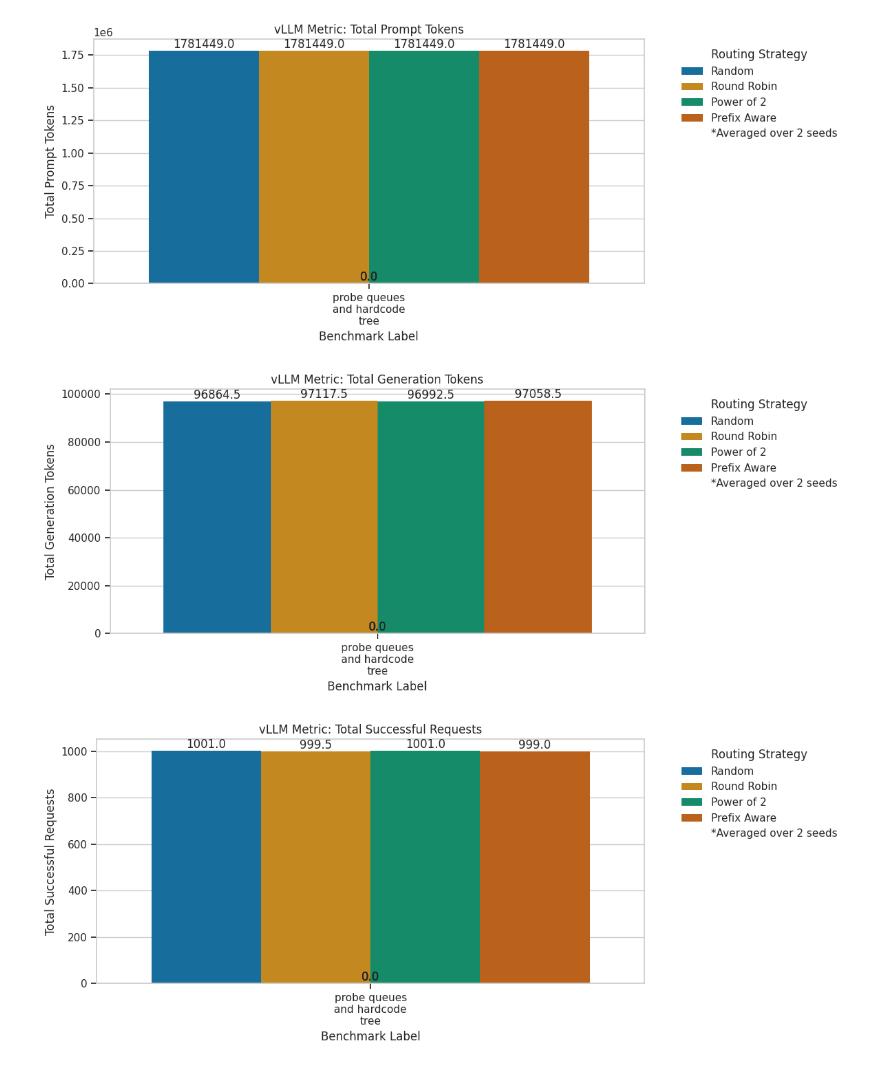
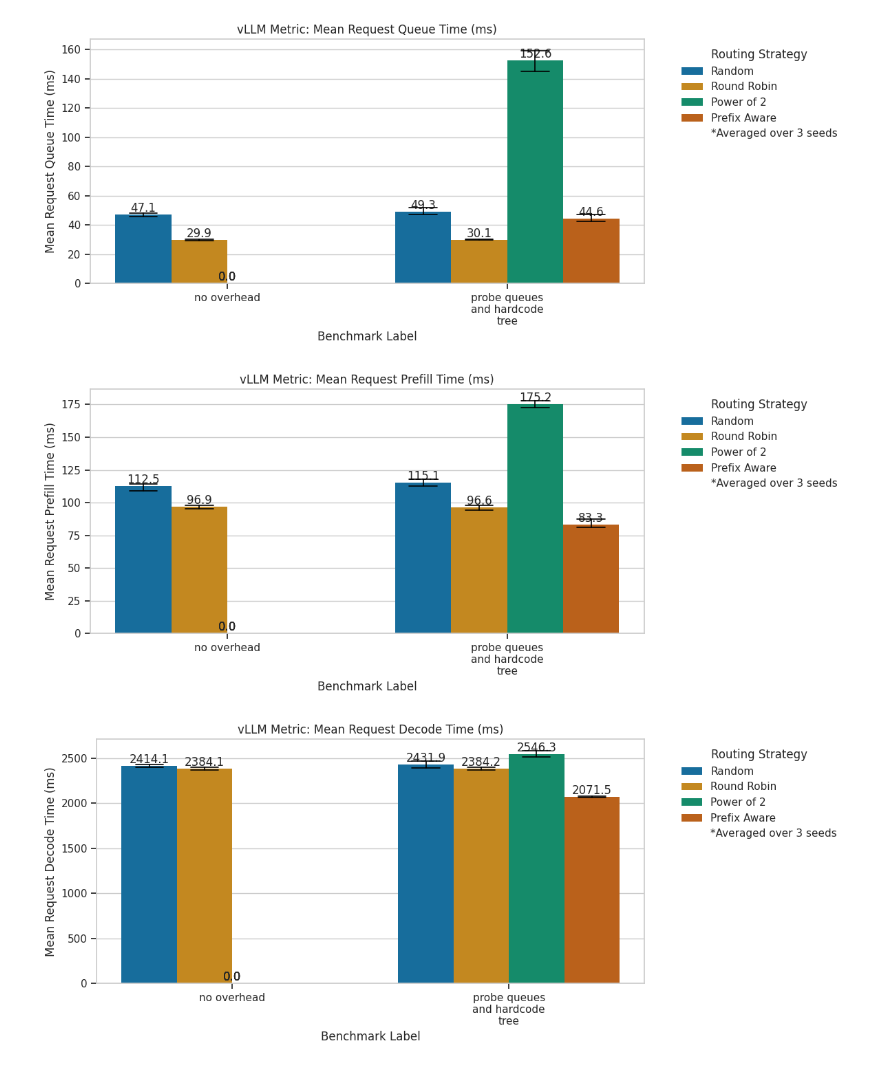
Before and after one commit to jujipotle/ray, a Jupyter notebook: _prefix_aware_playground/shared/visualize_results.ipynb, the cells around one changed output. Saved outputs shown, nothing was run; the diff lists cells and outputs as text; code cells hidden in the pictures.

```diff
--- a/_prefix_aware_playground/shared/visualize_results.ipynb
+++ b/_prefix_aware_playground/shared/visualize_results.ipynb
@@ -450,14 +450,14 @@ def plot_all_serve_prefix_match_rates(match_rates_dir):
 # %%
 VLLM_BENCHMARK_METRICS = {
     # Saved by benchmark
-    "ray_vllm:prompt_tokens_total": "Total Prompt Tokens",
-    "ray_vllm:generation_tokens_total": "Total Generation Tokens",
-    "ray_vllm:request_success_total": "Total Successful Requests",
-    "ray_vllm:time_to_first_token_seconds": "Mean TTFT (ms)",
-    "ray_vllm:time_per_output_token_seconds": "Mean TPOT (ms)",
-    "ray_vllm:e2e_request_latency_seconds": "Mean E2E Latency (ms)",
+    # "ray_vllm:prompt_tokens_total": "Total Prompt Tokens",
+    # "ray_vllm:generation_tokens_total": "Total Generation Tokens",
+    # "ray_vllm:request_success_total": "Total Successful Requests",
+    # "ray_vllm:time_to_first_token_seconds": "Mean TTFT (ms)",
+    # "ray_vllm:time_per_output_token_seconds": "Mean TPOT (ms)",
+    # "ray_vllm:e2e_request_latency_seconds": "Mean E2E Latency (ms)",
     "ray_vllm:request_queue_time_seconds": "Mean Request Queue Time (ms)",
-    "ray_vllm:request_inference_time_seconds": "Mean Request Inference Time (ms)",
+    # "ray_vllm:request_inference_time_seconds": "Mean Request Inference Time (ms)",
     "ray_vllm:request_prefill_time_seconds": "Mean Request Prefill Time (ms)",
     "ray_vllm:request_decode_time_seconds": "Mean Request Decode Time (ms)",
 }
@@ -838,7 +839,7 @@ plot_vllm_metric_timeseries("/home/ray/default/work/ray/_prefix_aware_playground
 # %%
-for metric in AVAILABLE_VLLM_METRICS:
-    plot_vllm_metric_summary("/home/ray/default/work/ray/_prefix_aware_playground/inside_ray/results/vllm_sharegpt_sweep_results.csv", metric)
+for metric in VLLM_BENCHMARK_METRICS:
+    plot_vllm_metric_summary("/home/ray/default/work/ray/_prefix_aware_playground/inside_ray/results/vllm_chosen_sweep_results.csv", metric)
 # %% [output]
-[figure, old version]
+[figure, new version]
-[figure, old version]
+[figure, new version]
-[figure, old version]
+[figure, new version]
```
Also changed, not shown: parts of 8 cells of this notebook, 19 other files.
